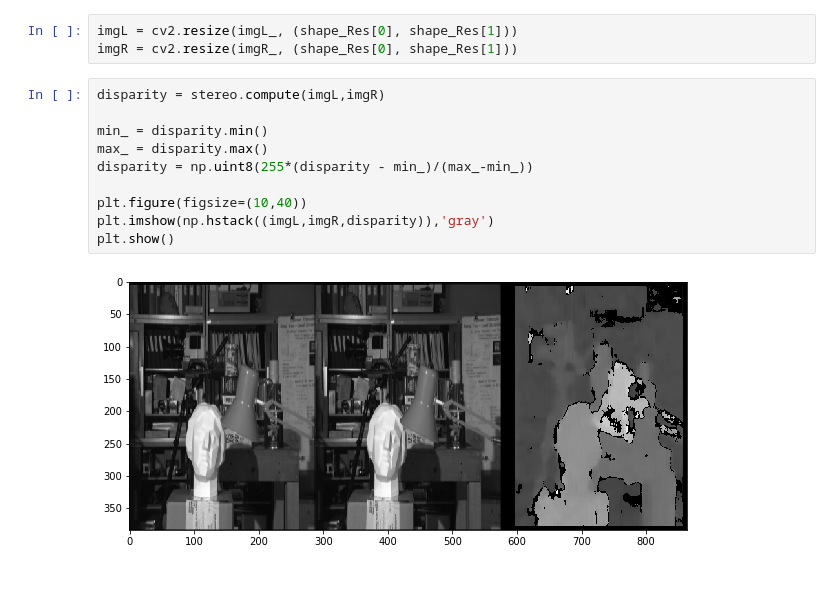
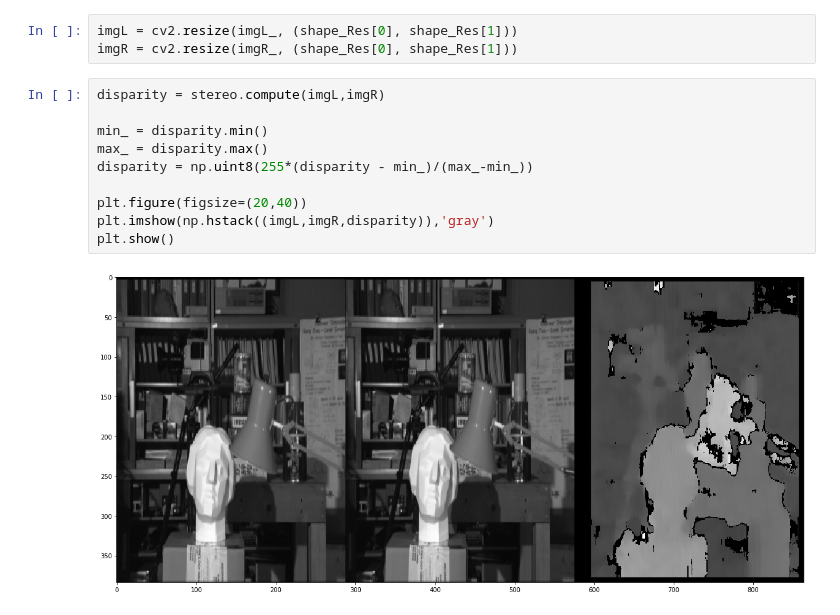
Before and after one commit to Jimut123/rkmveri-labs, a Jupyter notebook: ComputerVision/QUIZ_C2/disparity/disparity.ipynb, the cells around one changed output. Saved outputs shown, nothing was run; the diff lists cells and outputs as text; blank space fills up the shorter version.

```diff
--- a/ComputerVision/QUIZ_C2/disparity/disparity.ipynb
+++ b/ComputerVision/QUIZ_C2/disparity/disparity.ipynb
@@ -20,12 +20,12 @@ imgR = cv2.resize(imgR_, (shape_Res[0], shape_Res[1]))
 # %%
 disparity = stereo.compute(imgL,imgR)
 
 min_ = disparity.min()
 max_ = disparity.max()
 disparity = np.uint8(255*(disparity - min_)/(max_-min_))
 
-plt.figure(figsize=(10,40))
+plt.figure(figsize=(20,40))
 plt.imshow(np.hstack((imgL,imgR,disparity)),'gray')
 plt.show()
 # %% [output]
-[figure, old version]
+[figure, new version]
```
Also changed, not shown: 3 other files.
